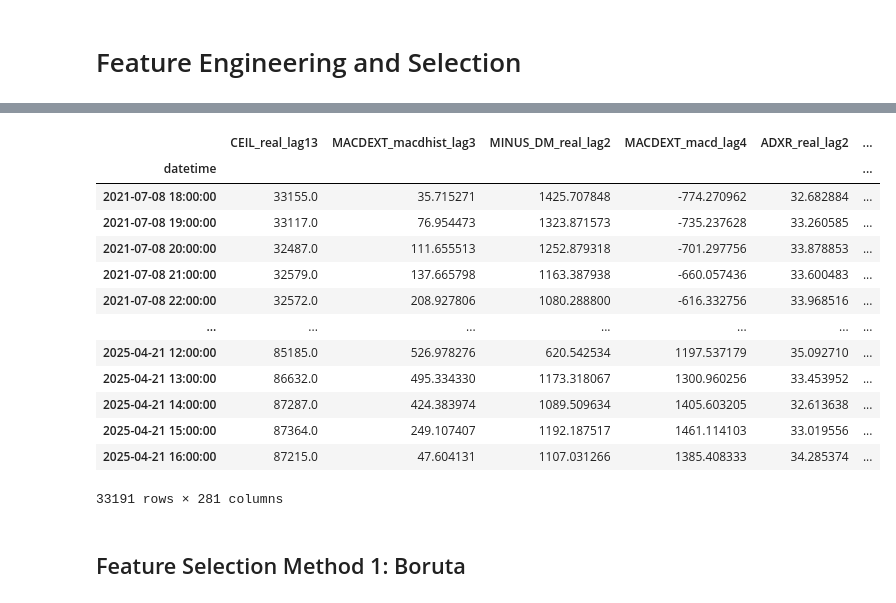
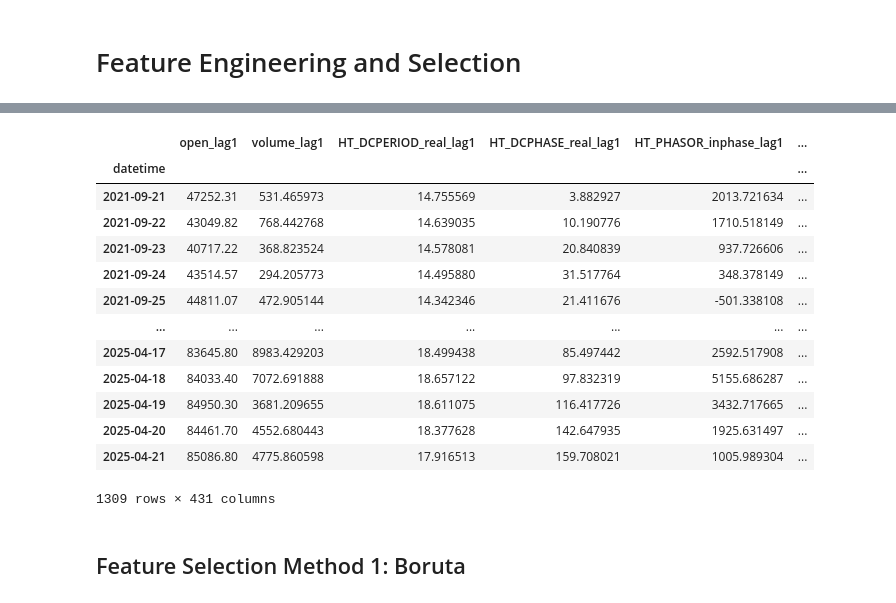
Before and after one commit to dleeim/coracle, a Jupyter notebook: xgboost/EDA.ipynb, the cells around one changed output, grey strips where cells are left out. Saved outputs shown, nothing was run; the diff lists cells and outputs as text; code cells hidden in the pictures.

```diff
--- a/xgboost/EDA.ipynb
+++ b/xgboost/EDA.ipynb
@@ -20,11 +20,11 @@ engine = create_engine(f"mysql+pymysql://{user}:{pw}@{host}:{port}/{db}")
 # 1) Load raw tables (unchanged)
 ohlcv = pd.read_sql_query(
     "SELECT datetime, open, high, low, close, volume "
-    "FROM ohlcv WHERE timeframe='1h'",
+    "FROM ohlcv WHERE timeframe='1d'",
     engine, parse_dates=['datetime'], index_col='datetime'
 )
 ta = pd.read_sql_table(
-    'ta_features_1h', engine,
+    'ta_features_1d', engine,
     index_col='datetime', parse_dates=['datetime']
 )
 
@@ -43,19 +43,11 @@ ta_ffb    = ta.ffill().bfill()
 # 4) **NEW** ─ Build regression target and classification label FIRST
 ret1  = ohlcv_ffb['close'].pct_change().rename('ret1')
 
-delta = 0.0015                       # 0.1 % threshold
 dir_  = pd.Series(
-    np.where(ret1 >  delta,  2,
-    np.where(ret1 < -delta, 0, 1)),
+    np.where(ret1 >= 0, 1, 0),
     index=ret1.index,
     name='dir'
 )
-
-# dir_  = pd.Series(
-#     np.where(ret1 >= 0, 0, 1),
-#     index=ret1.index,
-#     name='dir'
-# )
 
 # 5) **MODIFIED** ─ Merge everything in ONE concat (prevents fragmentation)
 price_cols = ['open', 'high', 'low', 'close', 'volume']
@@ -133,24 +124,4 @@ frames = [X0.shift(L).add_suffix(f'_lag{L}') for L in range(1, MAX_LAG+1)]
 X_lag = pd.concat(frames, axis=1).dropna()
 y     = y.loc[X_lag.index]
 
-# robust-scale heavy tails
-heavy = [c for c in X_lag.columns if c.startswith(HEAVY_PREF)]
-ct = ColumnTransformer([
-    ('robust', RobustScaler(), heavy),
-    ('keep',   'passthrough', [c for c in X_lag.columns if c not in heavy])
-])
-
-# avg MI over folds
-mi = pd.Series(0.0, index=X_lag.columns)
-tscv = TimeSeriesSplit(n_splits=N_SPLITS)
-for tr, _ in tscv.split(X_lag):
-    Xtr = ct.fit_transform(X_lag.iloc[tr])
-    ytr = y.iloc[tr]
-    mi  += mutual_info_classif(Xtr, ytr, discrete_features=False)
-mi /= N_SPLITS
-
-# keep top KEEP_PCT of lags
-k        = int(len(mi) * KEEP_PCT)
-top_feats= mi.nlargest(k).index
-X_red    = X_lag[top_feats]
-X_red
+X_red = X_lag.copy()
@@ -172,30 +128,30 @@ X_red
 # %%
 # X is your DataFrame of selected features
-corr = X_red.corr().abs()
+corr = X_red.corr(method='spearman').abs()
 
 # Build an “upper triangle” mask
 upper = corr.where(np.triu(np.ones(corr.shape), k=1).astype(bool))
 
 # Find columns to drop: any that have corr > thresh with an earlier col
-to_drop = [col for col in upper.columns if any(upper[col] > 0.9)]
+to_drop = [col for col in upper.columns if any(upper[col] > 0.8)]
 
 X_reduced = X_red.drop(columns=to_drop)
 X_reduced
 # %% [output]
-|  | CEIL_real_lag13 | MACDEXT_macdhist_lag3 | MINUS_DM_real_lag2 | MACDEXT_macd_lag4 | ADXR_real_lag2 | ... |
+|  | open_lag1 | volume_lag1 | HT_DCPERIOD_real_lag1 | HT_DCPHASE_real_lag1 | HT_PHASOR_inphase_lag1 | ... |
 | datetime |  |  |  |  |  | ... |
-| 2021-07-08 18:00:00 | 33155.0 | 35.715271 | 1425.707848 | -774.270962 | 32.682884 | ... |
-| 2021-07-08 19:00:00 | 33117.0 | 76.954473 | 1323.871573 | -735.237628 | 33.260585 | ... |
-| 2021-07-08 20:00:00 | 32487.0 | 111.655513 | 1252.879318 | -701.297756 | 33.878853 | ... |
-| 2021-07-08 21:00:00 | 32579.0 | 137.665798 | 1163.387938 | -660.057436 | 33.600483 | ... |
-| 2021-07-08 22:00:00 | 32572.0 | 208.927806 | 1080.288800 | -616.332756 | 33.968516 | ... |
+| 2021-09-21 | 47252.31 | 531.465973 | 14.755569 | 3.882927 | 2013.721634 | ... |
+| 2021-09-22 | 43049.82 | 768.442768 | 14.639035 | 10.190776 | 1710.518149 | ... |
+| 2021-09-23 | 40717.22 | 368.823524 | 14.578081 | 20.840839 | 937.726606 | ... |
+| 2021-09-24 | 43514.57 | 294.205773 | 14.495880 | 31.517764 | 348.378149 | ... |
+| 2021-09-25 | 44811.07 | 472.905144 | 14.342346 | 21.411676 | -501.338108 | ... |
 | ... | ... | ... | ... | ... | ... | ... |
-| 2025-04-21 12:00:00 | 85185.0 | 526.978276 | 620.542534 | 1197.537179 | 35.092710 | ... |
-| 2025-04-21 13:00:00 | 86632.0 | 495.334330 | 1173.318067 | 1300.960256 | 33.453952 | ... |
-| 2025-04-21 14:00:00 | 87287.0 | 424.383974 | 1089.509634 | 1405.603205 | 32.613638 | ... |
-| 2025-04-21 15:00:00 | 87364.0 | 249.107407 | 1192.187517 | 1461.114103 | 33.019556 | ... |
-| 2025-04-21 16:00:00 | 87215.0 | 47.604131 | 1107.031266 | 1385.408333 | 34.285374 | ... |
+| 2025-04-17 | 83645.80 | 8983.429203 | 18.499438 | 85.497442 | 2592.517908 | ... |
+| 2025-04-18 | 84033.40 | 7072.691888 | 18.657122 | 97.832319 | 5155.686287 | ... |
+| 2025-04-19 | 84950.30 | 3681.209655 | 18.611075 | 116.417726 | 3432.717665 | ... |
+| 2025-04-20 | 84461.70 | 4552.680443 | 18.377628 | 142.647935 | 1925.631497 | ... |
+| 2025-04-21 | 85086.80 | 4775.860598 | 17.916513 | 159.708021 | 1005.989304 | ... |
-33191 rows × 281 columns
+1309 rows × 431 columns
 # %% [markdown]
 ## Feature Selection Method 1: Boruta
 # %%
```
Also changed, not shown: parts of 11 cells of this notebook.
